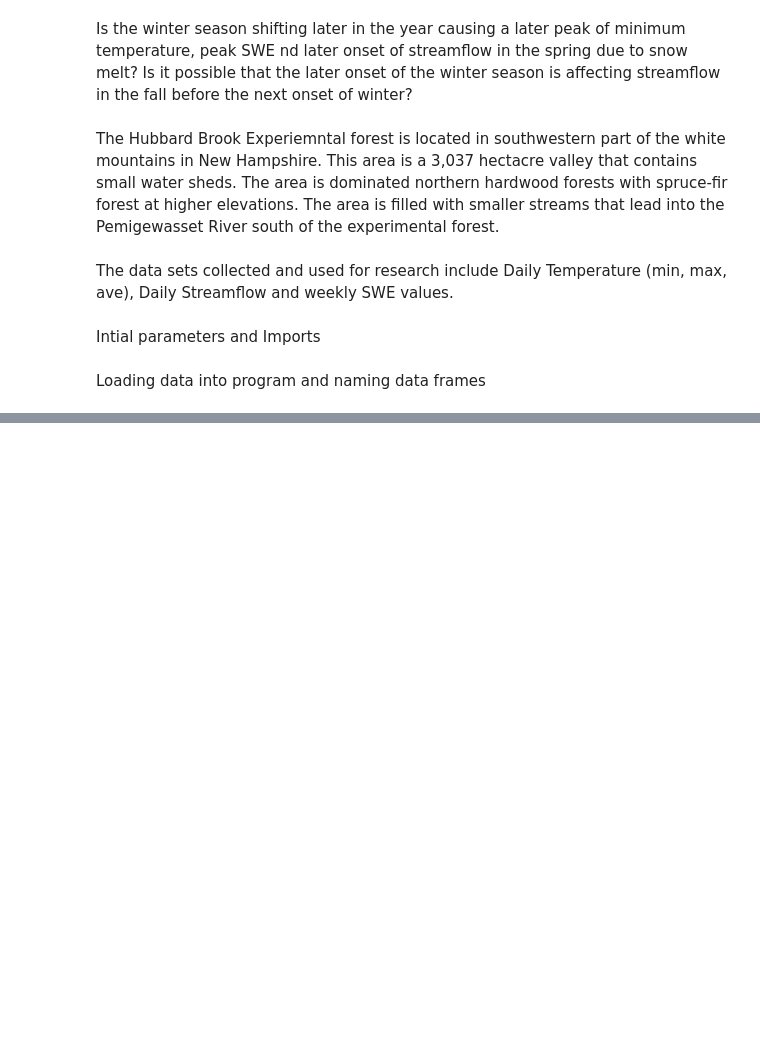
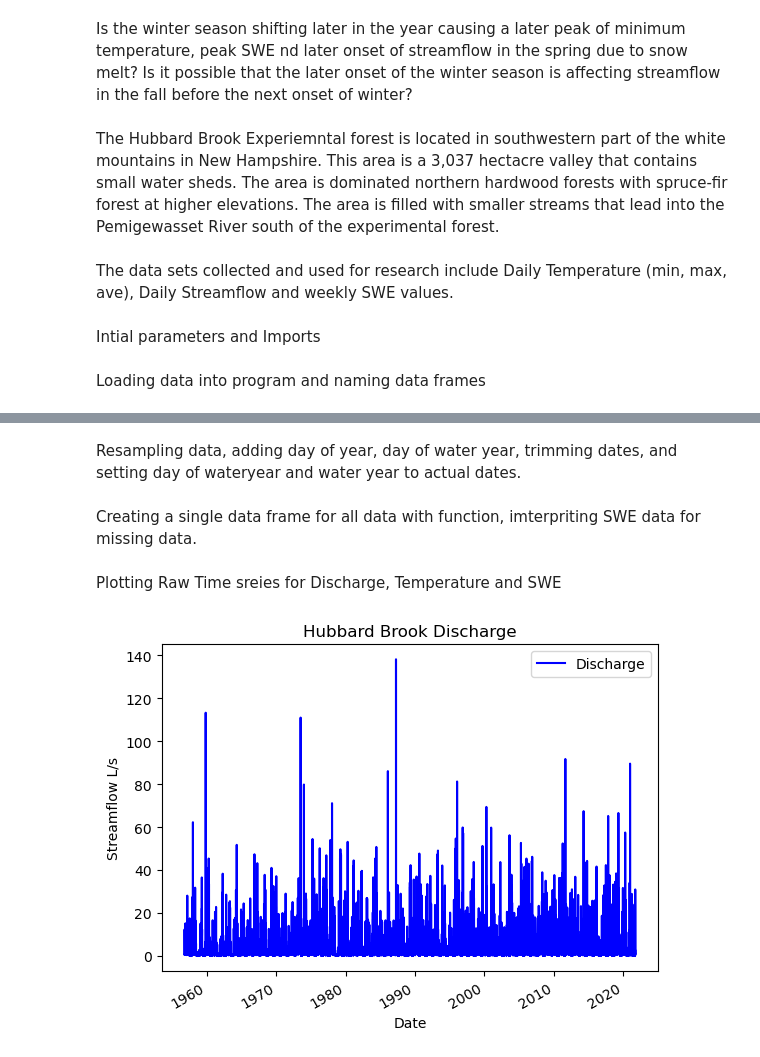
Before and after one commit to briangenet/Genet-Final-Project, a Jupyter notebook: 896 Class Project.ipynb, the cells around one changed output, grey strips where cells are left out. Cells and saved outputs as stored; diff of their text form; code cells hidden in the pictures; blank space fills up the shorter version.

```diff
--- a/896 Class Project.ipynb
+++ b/896 Class Project.ipynb
@@ -75,0 +76,28 @@ Creating Plots for raw datap
+# %%
+#%% Merging Dataframes
+data=pd.merge(data_q,data_t,left_index=True,right_index=True)
+data=pd.merge(data,data_swe,left_index=True,right_index=True)
+# %% [markdown]
+Resampling data, adding day of year, day of water year, trimming dates, and setting day of wateryear and water year to actual dates.
+# %%
+#%% Resampling and making data useful
+data=data.resample('D').mean()
+#Adding Day of year
+data['dayofyear']=data.index.dayofyear
+
+#Adding Water year
+data['wateryear']=data.index.year
+
+#Adding Month
+data['month'] = data.index.month
+
+data['dayofwateryear']=data.index.dayofyear+92
+data.loc[data['dayofwateryear']>366,'dayofwateryear'] = data.loc[data['dayofwateryear']>366,'dayofwateryear'] -366
+
+#Trim Dates
+data=data[start_date:end_date]
+
+#Setting Water year to actual water year
+data.loc[data['month']>9,'wateryear'] = data.loc[data['month']>9,'wateryear'] + 1
+# %% [markdown]
+Creating a single data frame for all data with function, imterpriting SWE data for missing data.
@@ -75,0 +127,23 @@ Creating Plots for raw datap
+# %% [markdown]
+Plotting Raw Time sreies for Discharge, Temperature and SWE
+# %%
+#%% Plotting Raw Time Series Discharge
+
+# Create plot to display time series data
+fig, ax = plt.subplots()
+
+# Plot discharge data series
+ax.plot(data['discharge_L/s'],        # x = 1st series, y = 2nd series)
+        'b-',                            # blue line
+        label = 'Discharge')             # series label for legend
+
+# Add plot components
+ax.set_xlabel('Date')                    # x-axis label
+ax.set_ylabel('Streamflow L/s')                  # y-axis label
+ax.set_title('Hubbard Brook Discharge')           # figure title
+ax.legend()                                   # legend
+
+# Optional command to make x-tick labels diagonal to avoid overlap
+fig.autofmt_xdate()
+# %% [output]
+[figure, added]
```
Also changed, not shown: parts of 27 cells of this notebook.
